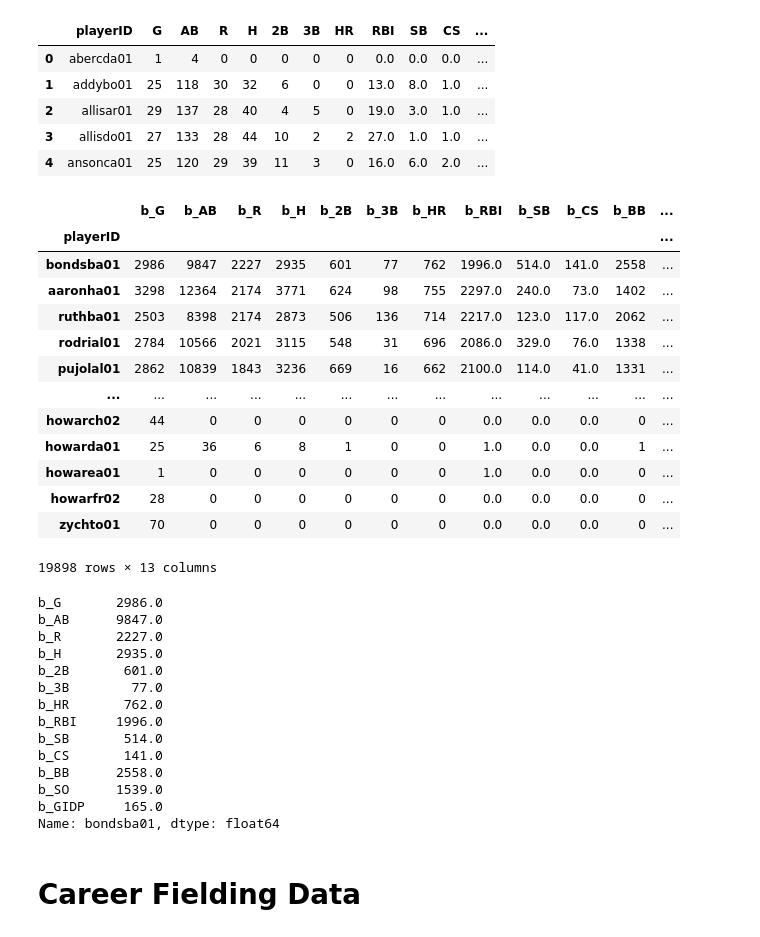
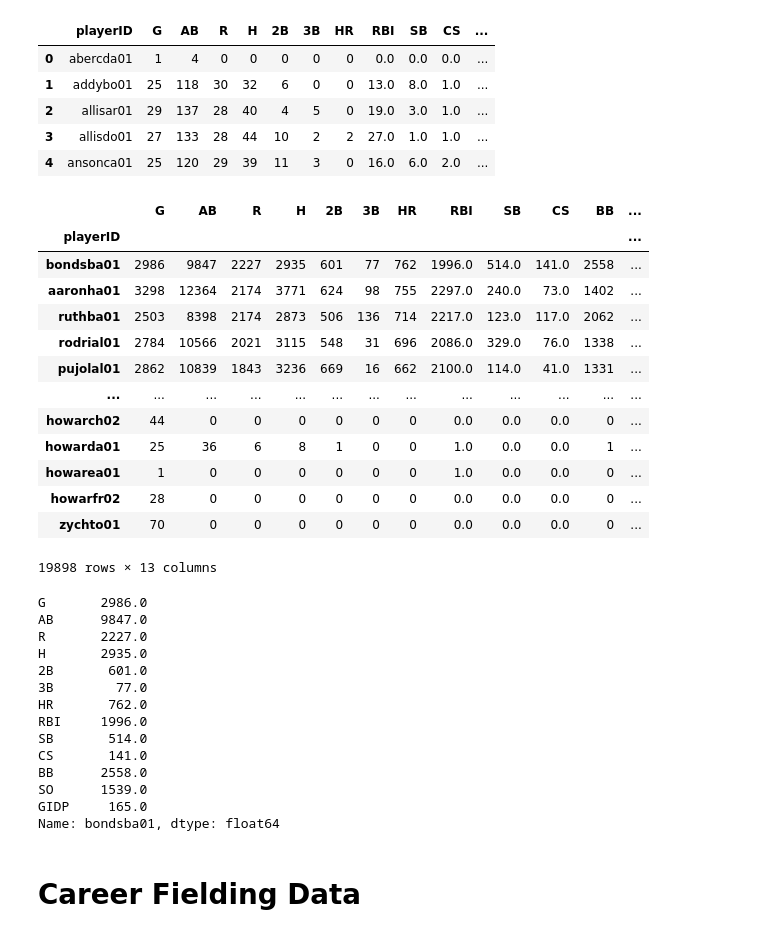
Before and after one commit to sting0312/GoldenGloves, a Jupyter notebook: golden-gloves.ipynb, the cells around one changed output. Drawn from its saved outputs; the diff is of its cells as text; code cells hidden in the pictures.

```diff
--- a/golden-gloves.ipynb
+++ b/golden-gloves.ipynb
@@ -98,14 +98,11 @@ batting_df.head()
 # %%
 # Grouping by playerID and yearID, then sorting by home runs by season
 career_batting_df = batting_df.groupby(['playerID']).sum()
-# %%
-# Adding batting prefix to every column to ensure there aren't conflicts when combined with fielding and pitching
-career_batting_df = career_batting_df.add_prefix('b_')
 # %%
 # Sorting dataframe by most home runs
-career_batting_df.sort_values('b_HR', ascending=False)
+career_batting_df.sort_values('HR', ascending=False)
 # %% [output]
-|  | b_G | b_AB | b_R | b_H | b_2B | b_3B | b_HR | b_RBI | b_SB | b_CS | b_BB | ... |
+|  | G | AB | R | H | 2B | 3B | HR | RBI | SB | CS | BB | ... |
 | playerID |  |  |  |  |  |  |  |  |  |  |  | ... |
 | bondsba01 | 2986 | 9847 | 2227 | 2935 | 601 | 77 | 762 | 1996.0 | 514.0 | 141.0 | 2558 | ... |
 | aaronha01 | 3298 | 12364 | 2174 | 3771 | 624 | 98 | 755 | 2297.0 | 240.0 | 73.0 | 1402 | ... |
@@ -123,19 +120,19 @@ career_batting_df.sort_values('b_HR', ascending=False)
 # Showing batting stats of specified player
 career_batting_df.loc['bondsba01']
 # %% [output]
-b_G       2986.0
-b_AB      9847.0
-b_R       2227.0
-b_H       2935.0
-b_2B       601.0
-b_3B        77.0
-b_HR       762.0
-b_RBI     1996.0
-b_SB       514.0
-b_CS       141.0
-b_BB      2558.0
-b_SO      1539.0
-b_GIDP     165.0
+G       2986.0
+AB      9847.0
+R       2227.0
+H       2935.0
+2B       601.0
+3B        77.0
+HR       762.0
+RBI     1996.0
+SB       514.0
+CS       141.0
+BB      2558.0
+SO      1539.0
+GIDP     165.0
 Name: bondsba01, dtype: float64
 # %% [markdown]
 # Career Fielding Data
```
Also changed, not shown: parts of 49 cells of this notebook.
